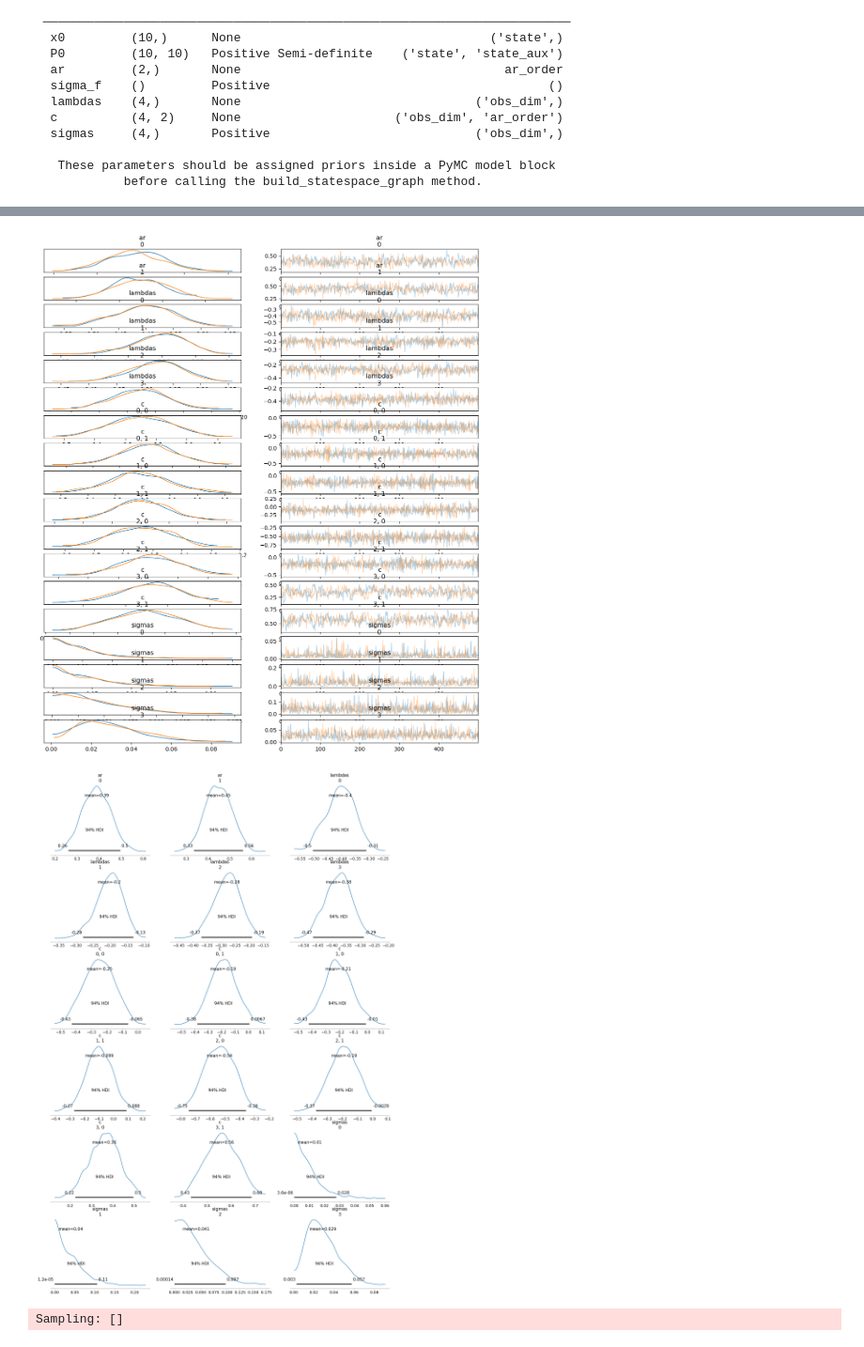
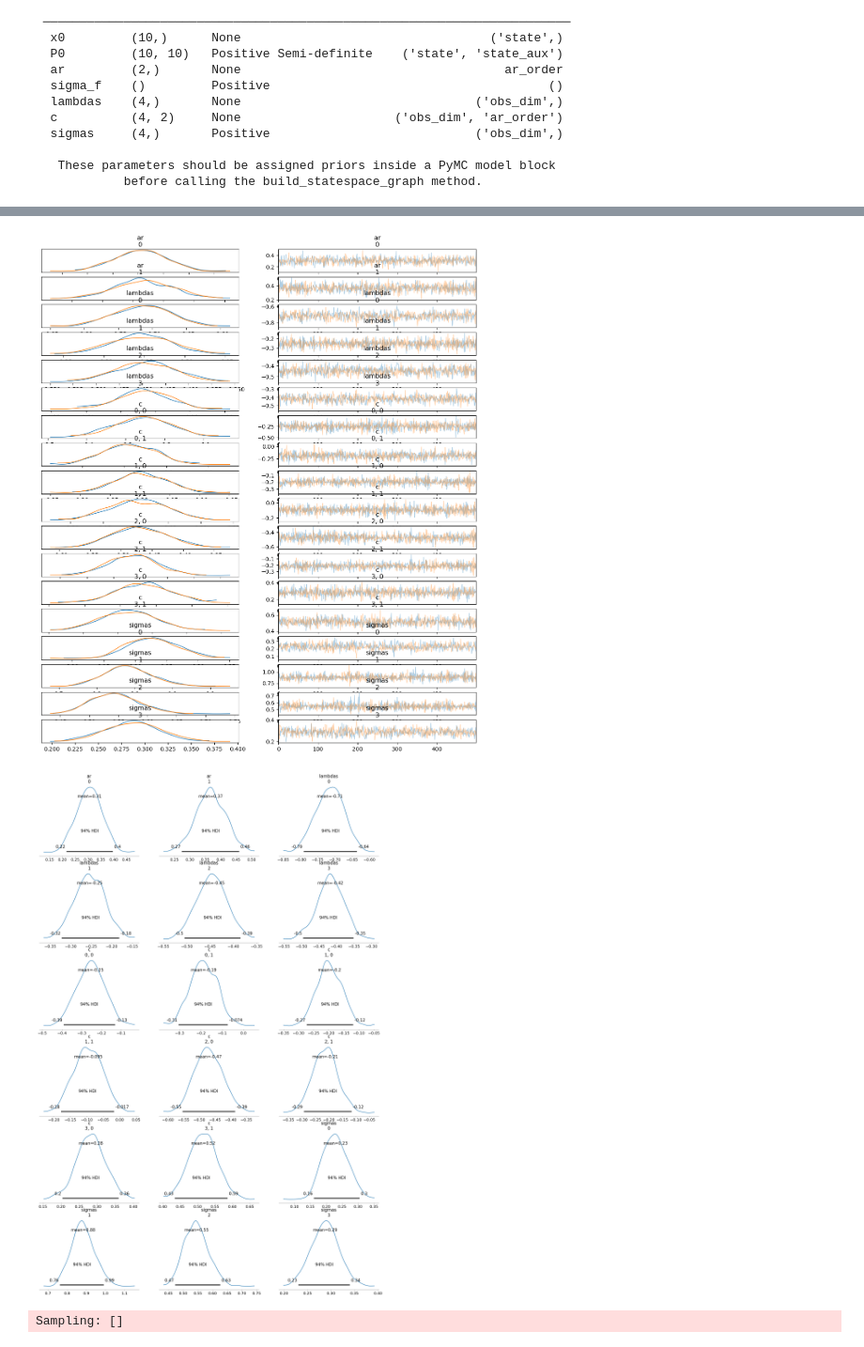
Before and after one commit to andreacate/GSoC2025_PyMC_extracode, a Jupyter notebook: DFM_comparison_Custom_vs_DFM_py.ipynb, the cells around one changed output, grey strips where cells are left out. Shown at 94% size. Saved outputs shown, nothing was run; the diff lists cells and outputs as text; code cells hidden in the pictures.

```diff
--- a/DFM_comparison_Custom_vs_DFM_py.ipynb
+++ b/DFM_comparison_Custom_vs_DFM_py.ipynb
@@ -392,7 +393,7 @@ class DFM_dummy(PyMCStateSpace):
             self.ssm["state_cov", i+1, i+1] = sigmas[i]
 
         # Observation covariance matrix H
-        self.ssm["obs_cov", :, :] = pt.diag(pt.constant(np.ones(4)))
+        self.ssm["obs_cov", :, :] = pt.zeros((4, 4))
 
         # Initial conditions
         self.ssm["initial_state", :] = x0
@@ -579,3 +580,3 @@ Estimated Time to Completion: now
 # %%
-idata = az.from_netcdf("Results/NutpieResPrior2.nc")
+idata_custom = az.from_netcdf("Results/NutpieResPrior3.nc")
 # %%
@@ -585,21 +586,21 @@ az.plot_energy(idata);
 # %%
-var_names_list = [name for name in dfm_dummy.param_names if name not in {"x0", "P0", "sigma_f"}]
+var_names_list_custom = [name for name in dfm_dummy.param_names if name not in {"x0", "P0", "sigma_f"}]
 # %%
 az.plot_trace(
-    idata,
-    var_names=var_names_list,
+    idata_custom,
+    var_names=var_names_list_custom,
     figsize=(14, 16),
     compact=False
 );
 # %% [output]
-[figure, old version]
+[figure, new version]
 # %%
 az.plot_posterior(
-    idata,
-    var_names=var_names_list
+    idata_custom,
+    var_names=var_names_list_custom
 );
 # %% [output]
-[figure, old version]
+[figure, new version]
 # %%
 with pm.Model() as index_mod:
     dfm_dummy._build_dummy_graph()
```
Also changed, not shown: parts of 27 cells of this notebook, 1 other file.
